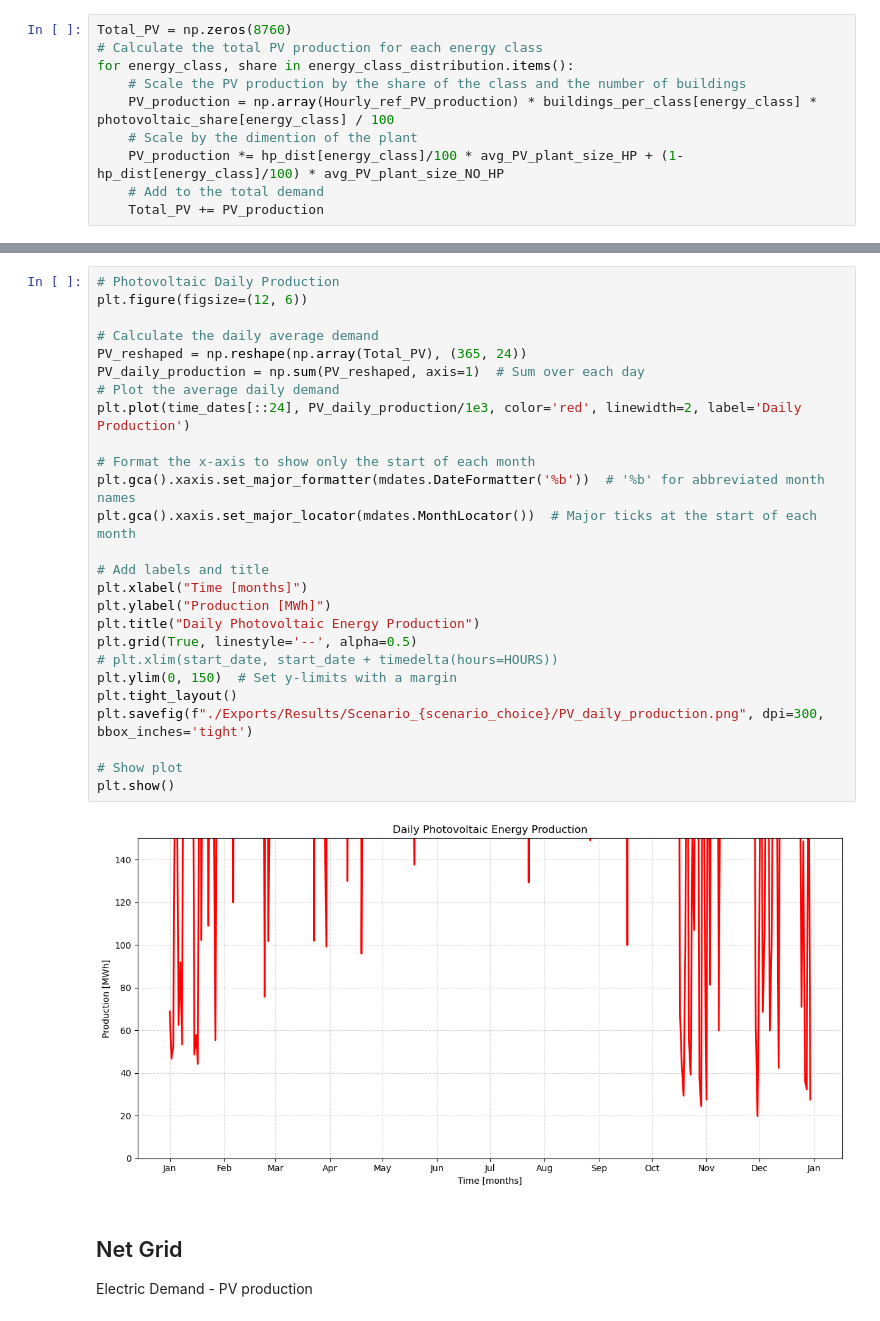
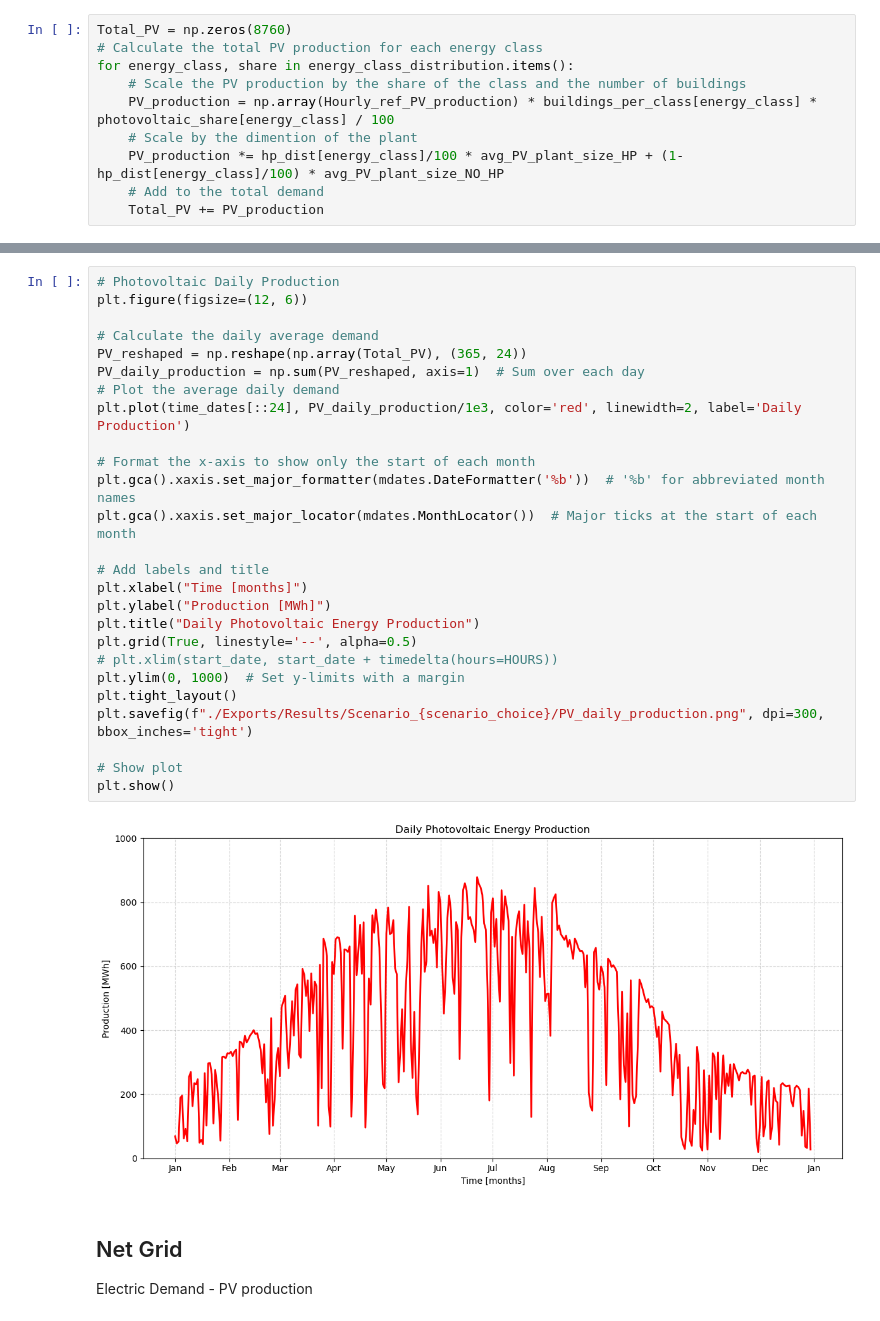
Before and after one commit to simo-pagliu/INRE, a Jupyter notebook: Energy Demand.ipynb, the cells around one changed output, grey strips where cells are left out. Saved outputs shown, nothing was run; the diff lists cells and outputs as text.

```diff
--- a/Energy Demand.ipynb
+++ b/Energy Demand.ipynb
@@ -567,31 +562,31 @@ for energy_class, share in energy_class_distribution.items():
 # %%
 # Photovoltaic Daily Production
 plt.figure(figsize=(12, 6))
 
 # Calculate the daily average demand
 PV_reshaped = np.reshape(np.array(Total_PV), (365, 24))
 PV_daily_production = np.sum(PV_reshaped, axis=1)  # Sum over each day
 # Plot the average daily demand
 plt.plot(time_dates[::24], PV_daily_production/1e3, color='red', linewidth=2, label='Daily Production')
 
 # Format the x-axis to show only the start of each month
 plt.gca().xaxis.set_major_formatter(mdates.DateFormatter('%b'))  # '%b' for abbreviated month names
 plt.gca().xaxis.set_major_locator(mdates.MonthLocator())  # Major ticks at the start of each month
 
 # Add labels and title
 plt.xlabel("Time [months]")
 plt.ylabel("Production [MWh]")
 plt.title("Daily Photovoltaic Energy Production")
 plt.grid(True, linestyle='--', alpha=0.5)
 # plt.xlim(start_date, start_date + timedelta(hours=HOURS))
-plt.ylim(0, 150)  # Set y-limits with a margin
+plt.ylim(0, 1000)  # Set y-limits with a margin
 plt.tight_layout()
 plt.savefig(f"./Exports/Results/Scenario_{scenario_choice}/PV_daily_production.png", dpi=300, bbox_inches='tight')
 
 # Show plot
 plt.show()
 # %% [output]
-[figure, old version]
+[figure, new version]
 # %% [markdown]
 ## Net Grid
 Electric Demand - PV production
```
Also changed, not shown: parts of 37 cells of this notebook.
